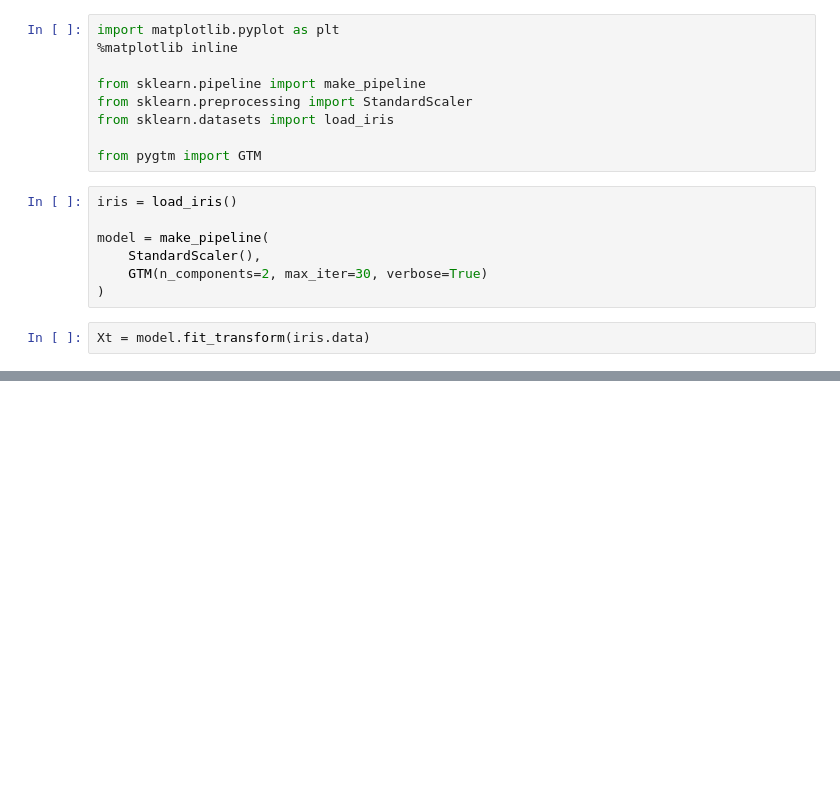
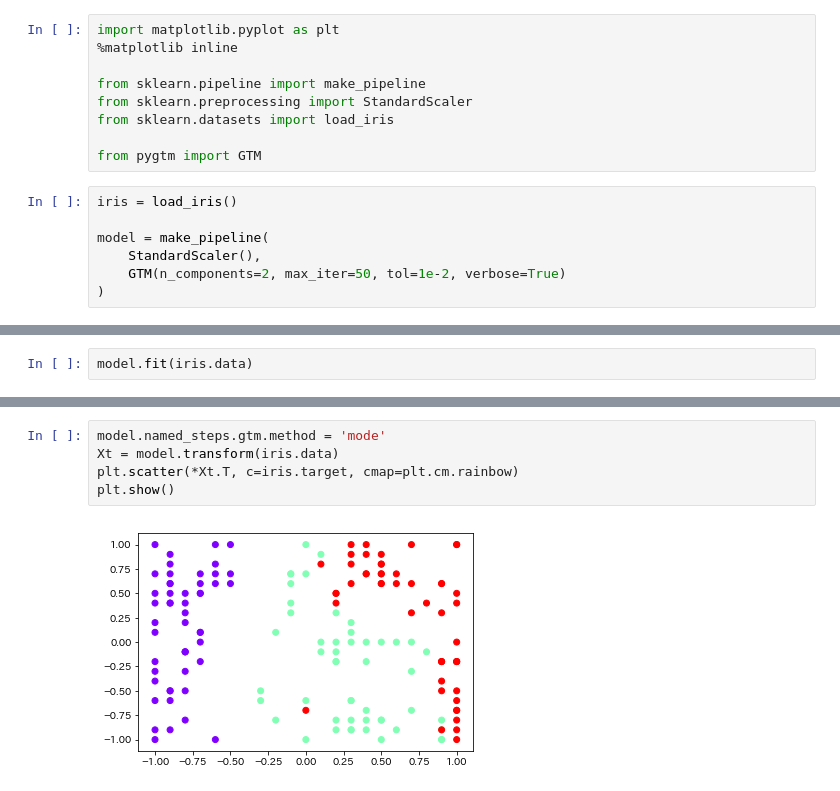
Before and after one commit to amaotone/pygtm, a Jupyter notebook: examples/iris.ipynb, the cells around one changed output, grey strips where cells are left out. Saved outputs shown, nothing was run; the diff lists cells and outputs as text; blank space fills up the shorter version.

```diff
--- a/examples/iris.ipynb
+++ b/examples/iris.ipynb
@@ -12,7 +12,5 @@ iris = load_iris()
 
 model = make_pipeline(
     StandardScaler(),
-    GTM(n_components=2, max_iter=30, verbose=True)
+    GTM(n_components=2, max_iter=50, tol=1e-2, verbose=True)
 )
-# %%
-Xt = model.fit_transform(iris.data)
@@ -36,0 +17,2 @@ cycle #30: 301.4402126027256
+# %%
+model.fit(iris.data)
@@ -39,3 +43,10 @@ plt.scatter(*Xt.T, c=iris.target, cmap=plt.cm.rainbow)
 plt.show()
 # %% [output]
 [figure]
+# %%
+model.named_steps.gtm.method = 'mode'
+Xt = model.transform(iris.data)
+plt.scatter(*Xt.T, c=iris.target, cmap=plt.cm.rainbow)
+plt.show()
+# %% [output]
+[figure, added]
```
Also changed, not shown: parts of 3 cells of this notebook.
